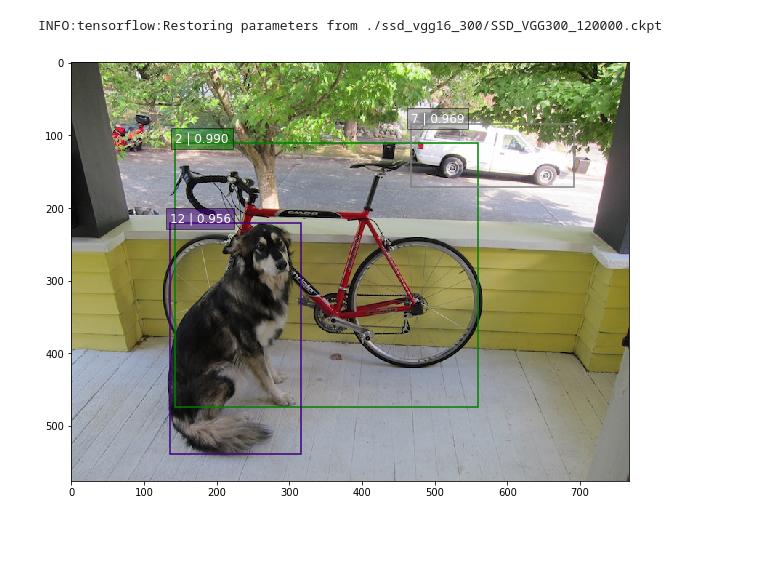
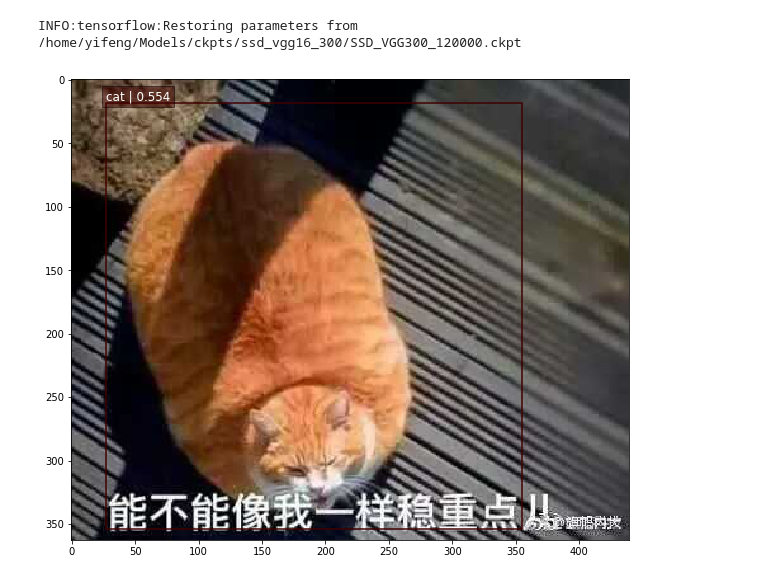
Before and after one commit to Mooonside/SSD, a Jupyter notebook: ssd_notebook.ipynb, the cells around one changed output. Saved outputs shown, nothing was run; the diff lists cells and outputs as text; code cells hidden in the pictures; blank space fills up the shorter version.

```diff
--- a/ssd_notebook.ipynb
+++ b/ssd_notebook.ipynb
@@ -29,18 +33,18 @@ with arg_scope(ssd_arg_scope(weight_init=None, weight_reg=None,
 # %%
 sess = tf.Session()
 saver = tf.train.Saver()
-saver.restore(sess, './ssd_vgg16_300/SSD_VGG300_120000.ckpt')
+saver.restore(sess, '/home/yifeng/Models/ckpts/ssd_vgg16_300/SSD_VGG300_120000.ckpt')
 # %% [output]
-INFO:tensorflow:Restoring parameters from ./ssd_vgg16_300/SSD_VGG300_120000.ckpt
+INFO:tensorflow:Restoring parameters from /home/yifeng/Models/ckpts/ssd_vgg16_300/SSD_VGG300_120000.ckpt
 # %%
 path = 'demo/'
 image_names = sorted(os.listdir(path))
-image_v = mpimg.imread(path + image_names[-5])
+image_v = mpimg.imread(path + image_names[-1])
 # %%
 scores_v, bboxes_v = sess.run([scores, bboxes], feed_dict={raw_image: image_v})
 # %%
-from datasets.pascal_voc_utils import pascal_voc_palette
+from datasets.pascal_voc_utils import pascal_voc_palette, pascal_voc_classes
 from utils.visualization import plt_bboxes
-plt_bboxes(image_v, scores_v, bboxes_v, palette=pascal_voc_palette)
+plt_bboxes(image_v, scores_v, bboxes_v, palette=pascal_voc_palette, name_map=pascal_voc_classes)
 # %% [output]
-[figure, old version]
+[figure, new version]
```
Also changed, not shown: parts of 1 cell of this notebook, 5 other files.
